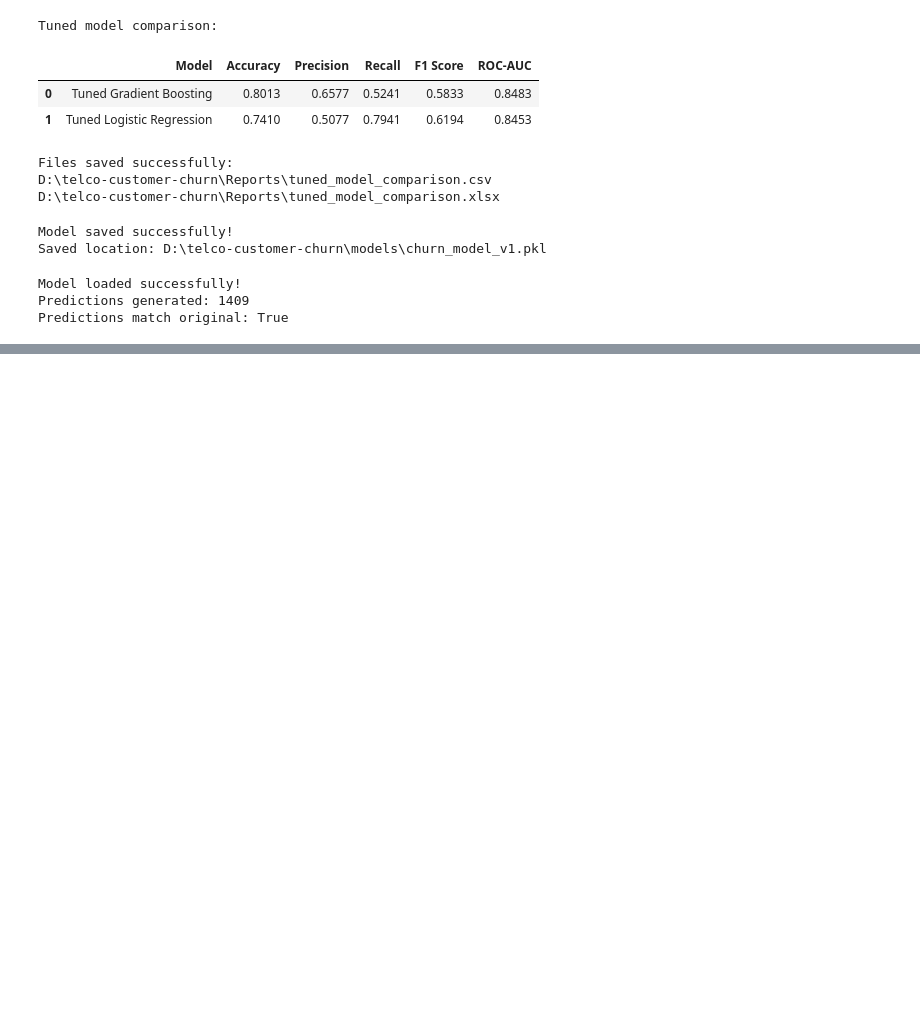
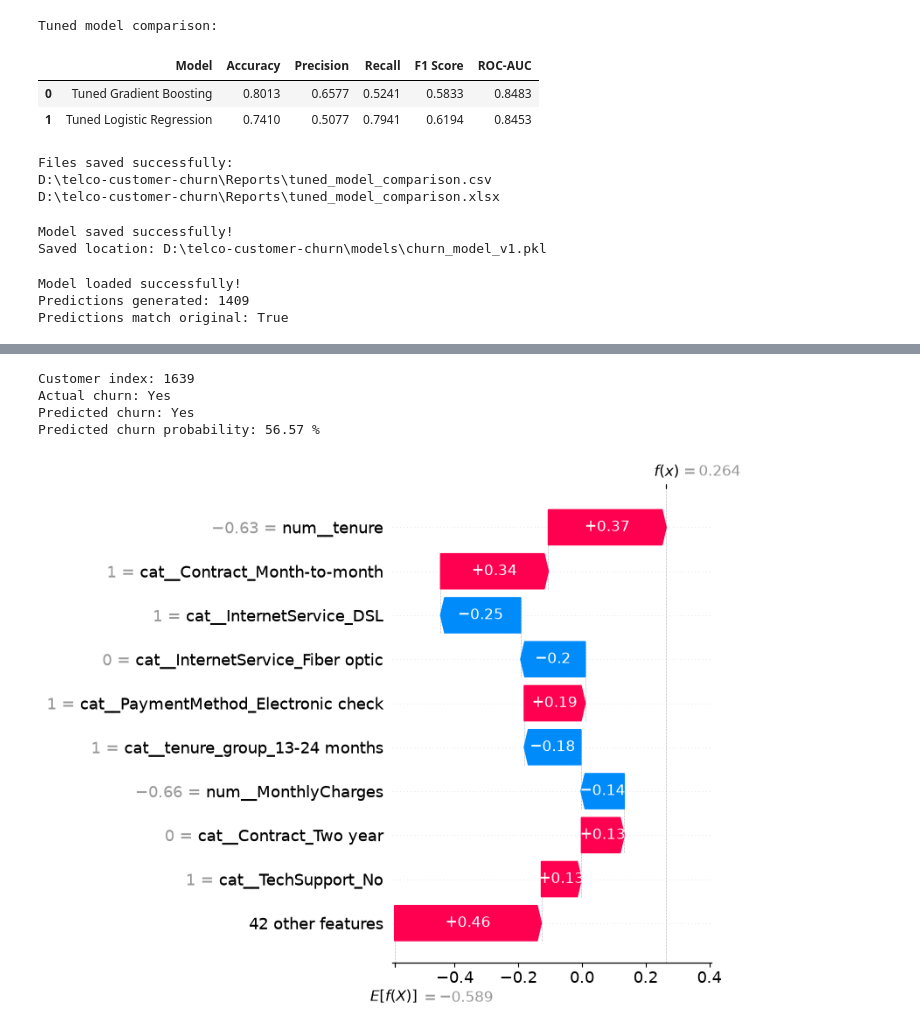
Before and after one commit to AnujYadav-ds/telco-customer-churn, a Jupyter notebook: Notebooks/03_modeling.ipynb, the cells around one changed output, grey strips where cells are left out. Drawn from its saved outputs; the diff is of its cells as text; code cells hidden in the pictures; blank space fills up the shorter version.

```diff
--- a/Notebooks/03_modeling.ipynb
+++ b/Notebooks/03_modeling.ipynb
@@ -941,0 +1069,39 @@ Predictions match original: True
+# %%
+
+# Finding test customers who actually churned
+churned_indices = y_test[y_test == 1].index
+
+# Selecting the first churned customer
+customer_index = churned_indices[0]
+
+# Getting this customer's processed features
+customer_data = X_test_processed_df.loc[[customer_index]]
+
+# Generating the SHAP explanation for this customer
+customer_shap_values = explainer(customer_data)
+
+# Displaing the customer's actual and predicted outcome
+customer_position = X_test.index.get_loc(customer_index)
+
+print("Customer index:", customer_index)
+print("Actual churn:", "Yes" if y_test.loc[customer_index] == 1 else "No")
+print(
+    "Predicted churn:",
+    "Yes" if y_test_pred_check[customer_position] == 1 else "No"
+)
+print(
+    "Predicted churn probability:",
+    round(final_model.predict_proba(X_test.loc[[customer_index]])[0][1] * 100, 2),
+    "%"
+)
+
+# Plotting the individual explanation
+shap.plots.waterfall(customer_shap_values[0], show=False)
+plt.tight_layout()
+plt.show()
+# %% [output]
+Customer index: 1639
+Actual churn: Yes
+Predicted churn: Yes
+Predicted churn probability: 56.57 %
+[figure, added]
```
Also changed, not shown: parts of 5 cells of this notebook, 6 other files.
